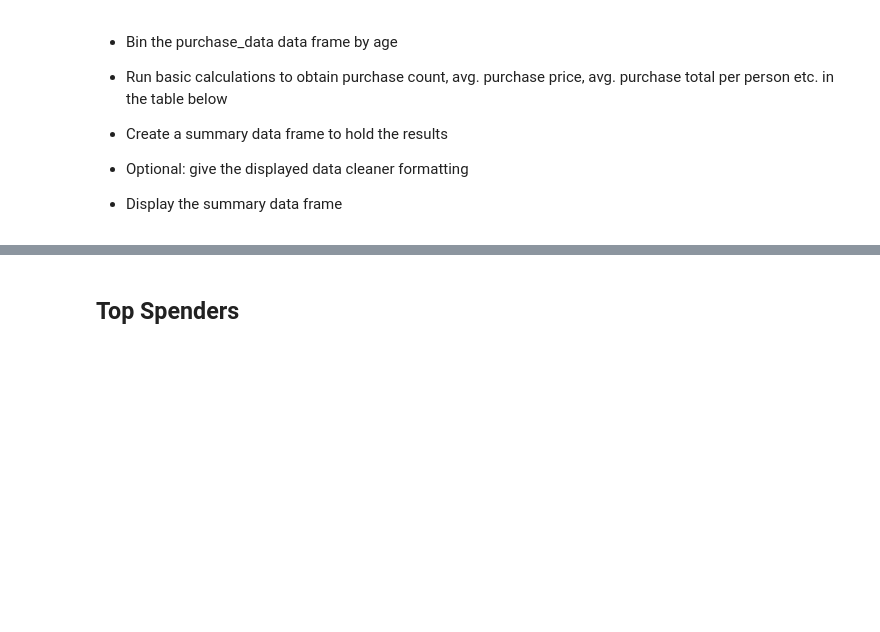
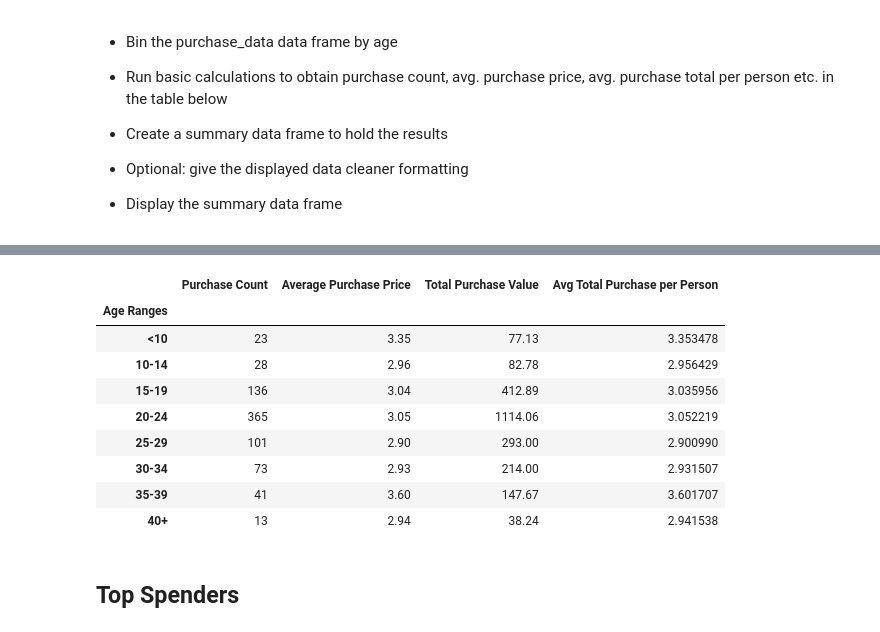
Before and after one commit to dabidma/pandas-challenge, a Jupyter notebook: HeroesOfPymoli/HeroesOfPymoli_starter.ipynb, the cells around one changed output, grey strips where cells are left out. Drawn from its saved outputs; the diff is of its cells as text; code cells hidden in the pictures; blank space fills up the shorter version.

```diff
--- a/HeroesOfPymoli/HeroesOfPymoli_starter.ipynb
+++ b/HeroesOfPymoli/HeroesOfPymoli_starter.ipynb
@@ -171,0 +174,14 @@ purchasing_analysis
+# %%
+player_gender_added_ages = purchase_data.loc[:, ['SN','Age','Gender']]
+#bins
+bins_for_ages = [0,9,14,19,24,29,34,39,100]
+bins_name = ["<10","10-14","15-19","20-24","25-29", "30-34","35-39","40+"]
+#age group
+player_gender_added_ages['age group'] = pd.cut(player_gender_added_ages['Age'], bins_for_ages, labels = bins_name)
+
+total_count = purchase_data['age group'].value_counts()
+                    #total_count
+perc_players = round(((total_count/player_count) * 100),2)
+                    #perc_players
+age_demographics = pd.DataFrame({"Total Count" : total_count, "Percentage of Players" : perc_players})
+age_demographics.sort_index()
@@ -211,3 +225,37 @@ purchasing_analysis
+# %%
+player_gender_added_ages = purchase_data.loc[:, ['SN','Age','Gender']]
+#bins
+bins_for_ages = [0,9,14,19,24,29,34,39,100]
+bins_name = ["<10","10-14","15-19","20-24","25-29", "30-34","35-39","40+"]
+purchase_data['age group'] = pd.cut(purchase_data['Age'], bins_for_ages, labels = bins_name)
+
+#purchase count
+purchase_count = purchase_data.groupby(['age group']).count()['Price']
+                        #purchase_count
+#average purchase
+avg_purchase = round((purchase_data.groupby(['age group']).mean()['Price']),2)
+                        #avg_purchase
+#total purchase
+total_purchase = purchase_data.groupby(['age group']).sum()['Price']
+                        #total_purchase
+#average per person
+avg_per_person = total_purchase / total_count
+                        #avg_per_person
+purchasing_analysis = pd.DataFrame({"Purchase Count" : purchase_count, "Average Purchase Price" : avg_purchase,
+                                    "Total Purchase Value" : total_purchase, "Avg Total Purchase per Person" : avg_per_person})
+purchasing_analysis.index.name = "Age Ranges"
+purchasing_analysis
+# %% [output]
+|  | Purchase Count | Average Purchase Price | Total Purchase Value | Avg Total Purchase per Person |
+| Age Ranges |  |  |  |  |
+| <10 | 23 | 3.35 | 77.13 | 3.353478 |
+| 10-14 | 28 | 2.96 | 82.78 | 2.956429 |
+| 15-19 | 136 | 3.04 | 412.89 | 3.035956 |
+| 20-24 | 365 | 3.05 | 1114.06 | 3.052219 |
+| 25-29 | 101 | 2.90 | 293.00 | 2.900990 |
+| 30-34 | 73 | 2.93 | 214.00 | 2.931507 |
+| 35-39 | 41 | 3.60 | 147.67 | 3.601707 |
+| 40+ | 13 | 2.94 | 38.24 | 2.941538 |
 # %% [markdown]
 ## Top Spenders
 # %% [markdown]
```
Also changed, not shown: parts of 8 cells of this notebook, 1 other file.
